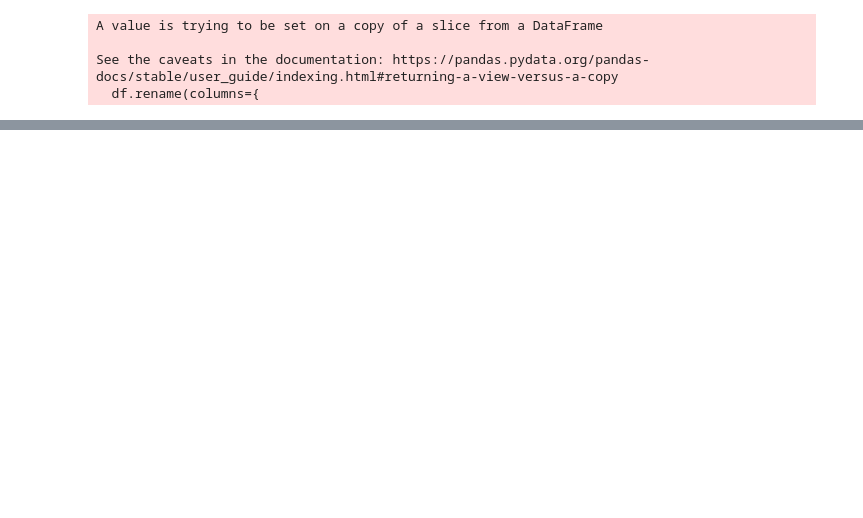
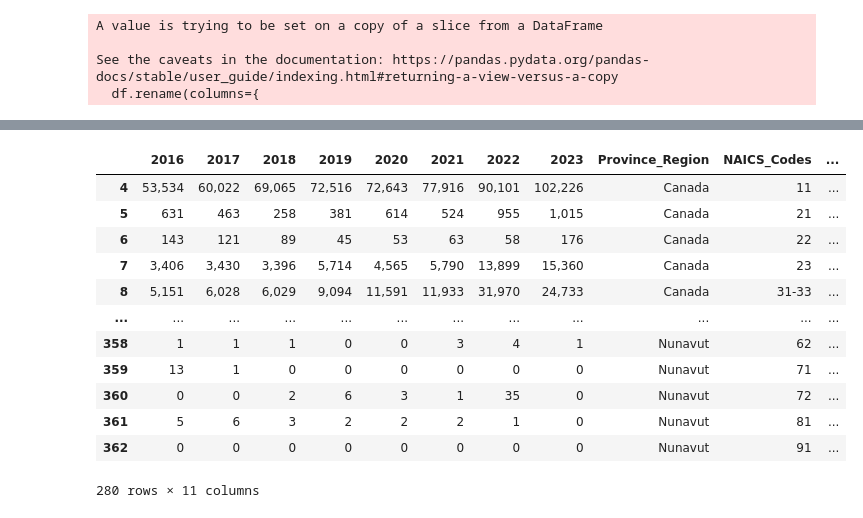
Before and after one commit to JohnNguyenAnh/LMIA_evaluation_project, a Jupyter notebook: EDA data/clenaing_data_table06.ipynb, the cells around one changed output, grey strips where cells are left out. Cells and saved outputs as stored; diff of their text form; code cells hidden in the pictures; blank space fills up the shorter version.

```diff
--- a/EDA data/clenaing_data_table06.ipynb
+++ b/EDA data/clenaing_data_table06.ipynb
@@ -123,0 +146,23 @@ df
+# %%
+# Extract NAICS Codes (numbers) and Industry Sectors (words)
+df["NAICS_Codes"] = df["NAICS Codes and Industry Sectors"].str.extract(r"^(\d+-?\d*)")
+df["Industry_Sectors"] = df["NAICS Codes and Industry Sectors"].str.replace(r"^\d+-?\d*\s*", "", regex=True)
+
+# Drop the original column (optional)
+df = df.drop("NAICS Codes and Industry Sectors", axis=1)
+# %%
+df
+# %% [output]
+|  | 2016 | 2017 | 2018 | 2019 | 2020 | 2021 | 2022 | 2023 | Province_Region | NAICS_Codes | ... |
+| 4 | 53,534 | 60,022 | 69,065 | 72,516 | 72,643 | 77,916 | 90,101 | 102,226 | Canada | 11 | ... |
+| 5 | 631 | 463 | 258 | 381 | 614 | 524 | 955 | 1,015 | Canada | 21 | ... |
+| 6 | 143 | 121 | 89 | 45 | 53 | 63 | 58 | 176 | Canada | 22 | ... |
+| 7 | 3,406 | 3,430 | 3,396 | 5,714 | 4,565 | 5,790 | 13,899 | 15,360 | Canada | 23 | ... |
+| 8 | 5,151 | 6,028 | 6,029 | 9,094 | 11,591 | 11,933 | 31,970 | 24,733 | Canada | 31-33 | ... |
+| ... | ... | ... | ... | ... | ... | ... | ... | ... | ... | ... | ... |
+| 358 | 1 | 1 | 1 | 0 | 0 | 3 | 4 | 1 | Nunavut | 62 | ... |
+| 359 | 13 | 1 | 0 | 0 | 0 | 0 | 0 | 0 | Nunavut | 71 | ... |
+| 360 | 0 | 0 | 2 | 6 | 3 | 1 | 35 | 0 | Nunavut | 72 | ... |
+| 361 | 5 | 6 | 3 | 2 | 2 | 2 | 1 | 0 | Nunavut | 81 | ... |
+| 362 | 0 | 0 | 0 | 0 | 0 | 0 | 0 | 0 | Nunavut | 91 | ... |
+280 rows × 11 columns
```
Also changed, not shown: parts of 10 cells of this notebook, 23 other files.
